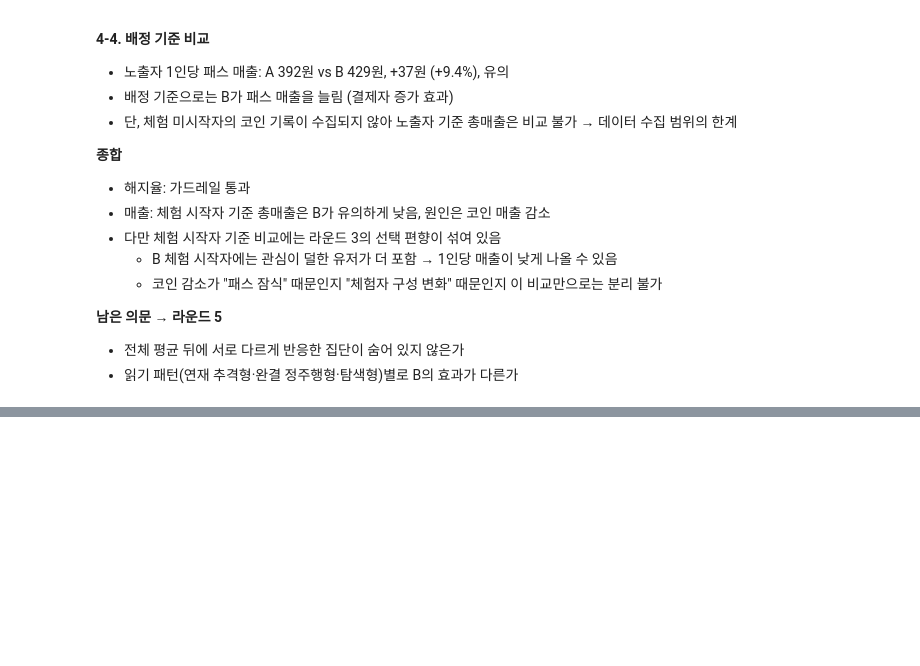
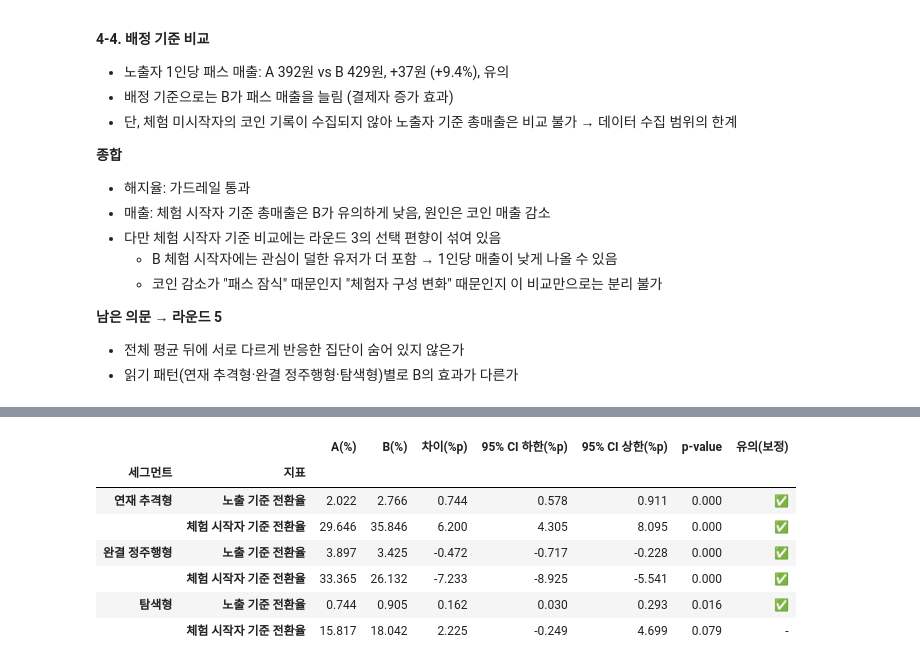
Before and after one commit to YURI0822/webnovel-pass-ab-test, a Jupyter notebook: notebooks/03_ab_test_analysis.ipynb, the cells around one changed output, grey strips where cells are left out. Saved outputs shown, nothing was run; the diff lists cells and outputs as text; code cells hidden in the pictures; blank space fills up the shorter version.

```diff
--- a/notebooks/03_ab_test_analysis.ipynb
+++ b/notebooks/03_ab_test_analysis.ipynb
@@ -785,0 +922,33 @@ itt_pass.round(1)
+# %%
+# 세그먼트별 검정
+
+ALPHA_BONF = ALPHA / len(MAIN_SEGMENTS)     # 0.05 / 3 = 0.0167
+
+rows = []
+for seg in MAIN_SEGMENTS:
+    s = seg_df[seg_df["segment"] == seg]
+    exp_n   = s.groupby("variant")["user_id"].count()
+    trial_n = s.groupby("variant")["start_trial"].sum()
+    paid_n  = s.groupby("variant")["converted"].sum()
+
+    for name, succ, n in [("노출 기준 전환율", paid_n, exp_n),
+                          ("체험 시작자 기준 전환율", paid_n, trial_n)]:
+        r = two_prop_test(name, succ["A"], n["A"], succ["B"], n["B"])
+        r["세그먼트"] = seg
+        r["유의(보정)"] = "✅" if r["p-value"] < ALPHA_BONF else "-"
+        rows.append(r)
+
+seg_tests = (pd.DataFrame(rows)
+             .set_index(["세그먼트", "지표"])
+             [["A(%)", "B(%)", "차이(%p)", "95% CI 하한(%p)", "95% CI 상한(%p)",
+               "p-value", "유의(보정)"]])
+seg_tests.round(3)
+# %% [output]
+|  |  | A(%) | B(%) | 차이(%p) | 95% CI 하한(%p) | 95% CI 상한(%p) | p-value | 유의(보정) |
+| 세그먼트 | 지표 |  |  |  |  |  |  |  |
+| 연재 추격형 | 노출 기준 전환율 | 2.022 | 2.766 | 0.744 | 0.578 | 0.911 | 0.000 | ✅ |
+|  | 체험 시작자 기준 전환율 | 29.646 | 35.846 | 6.200 | 4.305 | 8.095 | 0.000 | ✅ |
+| 완결 정주행형 | 노출 기준 전환율 | 3.897 | 3.425 | -0.472 | -0.717 | -0.228 | 0.000 | ✅ |
+|  | 체험 시작자 기준 전환율 | 33.365 | 26.132 | -7.233 | -8.925 | -5.541 | 0.000 | ✅ |
+| 탐색형 | 노출 기준 전환율 | 0.744 | 0.905 | 0.162 | 0.030 | 0.293 | 0.016 | ✅ |
+|  | 체험 시작자 기준 전환율 | 15.817 | 18.042 | 2.225 | -0.249 | 4.699 | 0.079 | - |
```
Also changed, not shown: parts of 9 cells of this notebook.
